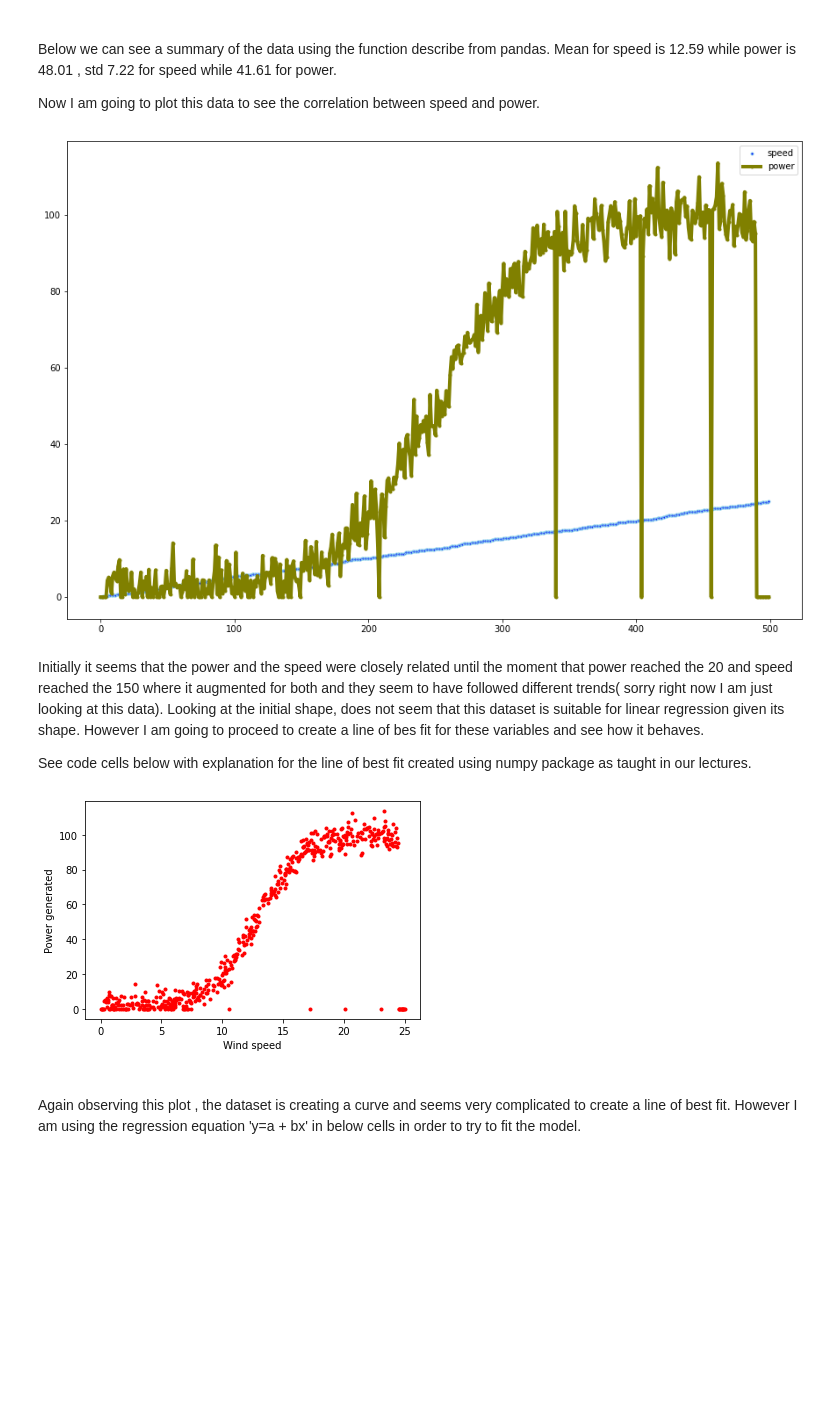
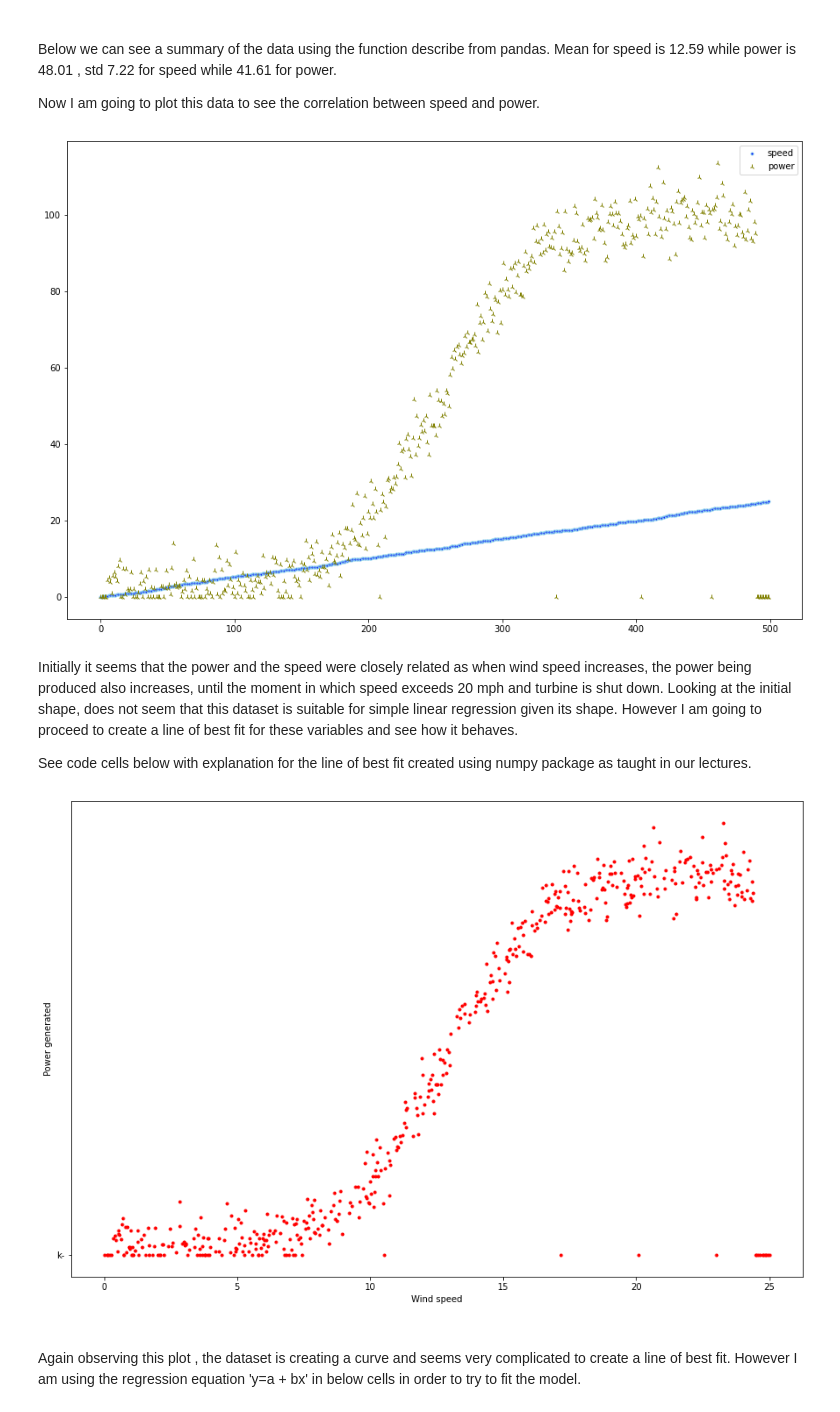
Before and after one commit to Ainara12/Fundamentals-Project, a Jupyter notebook: Fundamentals DA-Project.ipynb, the cells around one changed output. Saved outputs shown, nothing was run; the diff lists cells and outputs as text; code cells hidden in the pictures; blank space fills up the shorter version.

Commit message:
Performing Simple Linear and Polynomial Linear Regression in dataset

```diff
--- a/Fundamentals DA-Project.ipynb
+++ b/Fundamentals DA-Project.ipynb
@@ -115,49 +124,52 @@ Below we can see a summary of the data using the function describe from pandas.
 
 Now I am going to plot this data to see the correlation between speed and power.
 # %%
-#Plotting dataset initially:
+#Plotting dataset initially in its 'raw' form:
 
+# Matplotlib interactive plots
+
+%matplotlib inline
 #resizing
 plt.rcParams['figure.figsize']=([15, 10])
 
 #plotting, speed is shown blue dots while power is the green section
 plt.plot( 'speed', 'y1', data=powerdata, marker='o', markerfacecolor='blue', markersize=3, color='skyblue', linewidth=4)
-plt.plot( 'power', 'y2', data=powerdata, marker='.', color='olive', linewidth=4)
+plt.plot( 'power', 'y2', data=powerdata, marker='2', color='olive', linewidth=4)
 
 
 plt.legend()
 
 plt.show()
 # %% [output]
-[figure, old version]
+[figure, new version]
 # %% [markdown]
-Initially it seems that the power and the speed were closely related until the moment that power reached the 20 and speed reached the 150 where it augmented for both and they seem to have followed different trends( sorry right now I am just looking at this data). Looking at the initial shape, does not seem that this dataset is suitable for linear regression given its shape. However I am going to proceed to create a line of bes fit for these variables and see how it behaves.
+Initially it seems that the power and the speed were closely related as when wind speed increases, the power being produced also increases, until the moment in which speed exceeds 20 mph and turbine is shut down. Looking at the initial shape, does not seem that this dataset is suitable for simple linear regression given its shape. However I am going to proceed to create a line of best fit for these variables and see how it behaves.
 
 See code cells below with explanation for the line of best fit created using numpy package as taught in our lectures.
 # %%
 #following lecture's video in how to create a line of best fit I tried to fit a line between both variables using
 #numpy polyfit function
 
-# Matplotlib interactive plots
-%matplotlib inline
+#resizing
+plt.rcParams['figure.figsize']=([15, 10])
 
 #lets consider the wind speed as the independent variable as the power
 #generated by the turbines depends on it
 
 #first I separate the 2 variables to represent them
 
 power=powerdata['speed']
 speed=powerdata['power']
 
-plt.plot(power,speed, 'r.')
+plt.plot(power,speed, 'r.','k-')
 
 #labels
 plt.xlabel('Wind speed')
 plt.ylabel('Power generated')
 
 plt.show()
 # %% [output]
-[figure, old version]
+[figure, new version]
 # %% [markdown]
 <br>
 
```
Also changed, not shown: parts of 19 cells of this notebook, 2 other files.
